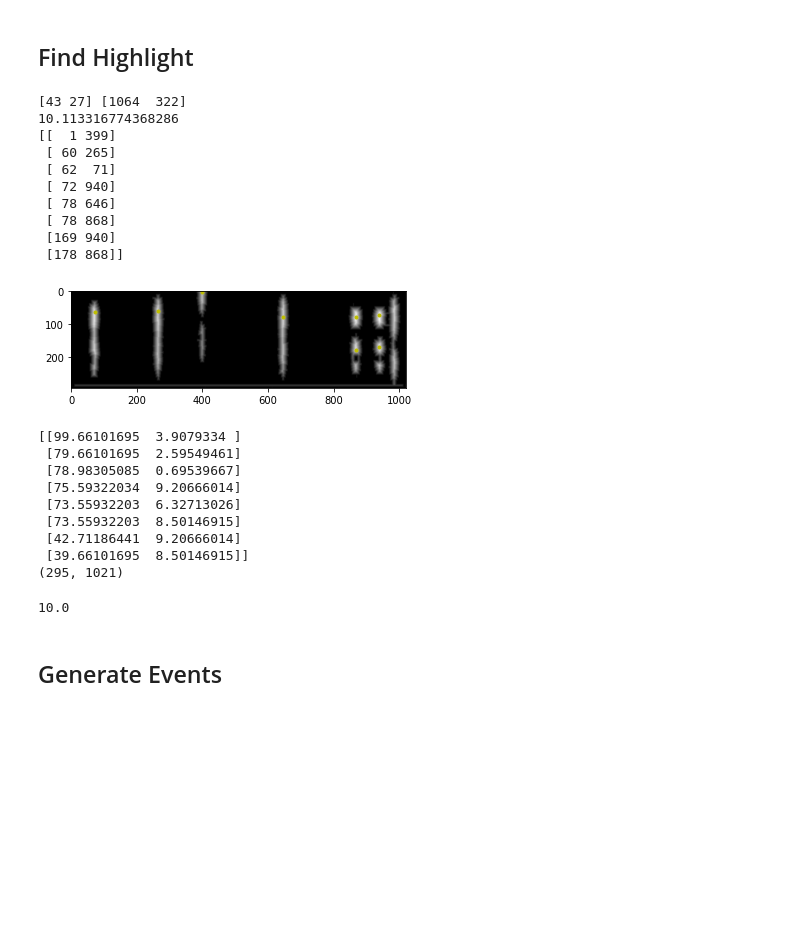
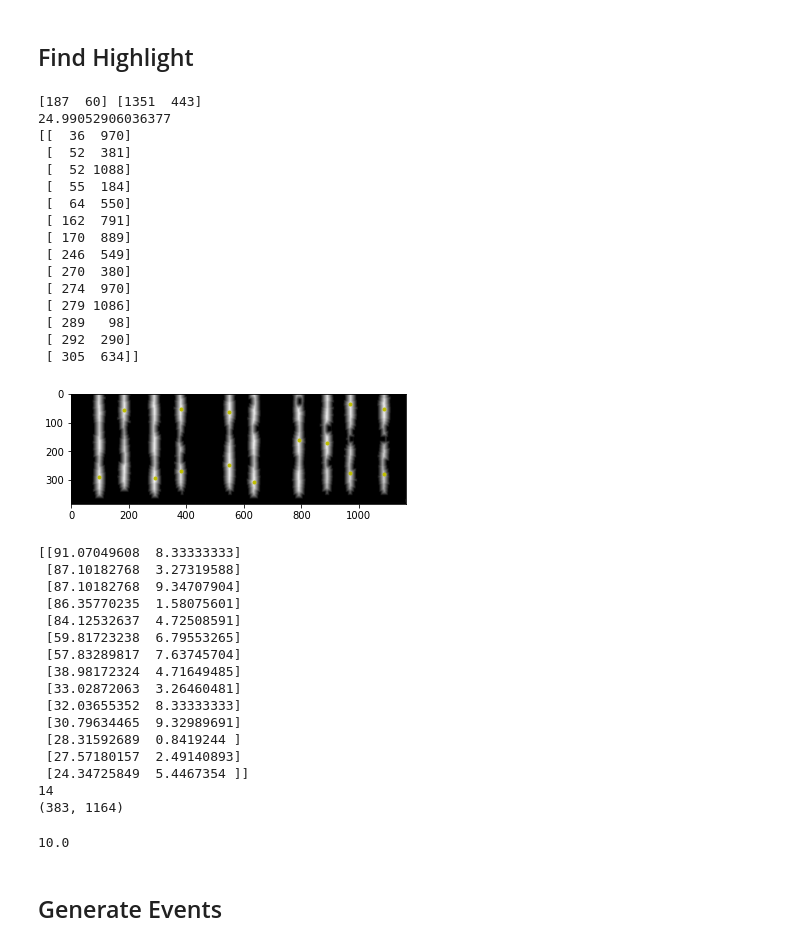
Before and after one commit to lhrkkk/LFP, a Jupyter notebook: all.ipynb, the cells around one changed output. Cells and saved outputs as stored; diff of their text form; code cells hidden in the pictures; blank space fills up the shorter version.

```diff
--- a/all.ipynb
+++ b/all.ipynb
@@ -593,6 +692,11 @@ def getBigestTriangle(img):
         return bigest_loc
     else:
         return None
+def downsample(image, scalex,scaley):
+    w = int(image.shape[1] / scalex)
+    h = int(image.shape[0] / scaley)
+    image = cv2.pyrDown(image, dstsize=(w,h))
+    return image
 
 # 寻找高光点主函数
 def find_highlight(filepath):
@@ -603,6 +707,7 @@ def find_highlight(filepath):
     import matplotlib.pyplot as plt
 
     img = cv2.imread(filepath)
+    # img = downsample(img,2,2)
     imgContour = img.copy()
     imgGray = cv2.cvtColor(imgContour,cv2.COLOR_RGB2GRAY)  #转灰度图
     imgBlur = cv2.GaussianBlur(imgGray,(5,5),1)  #高斯模糊
@@ -625,7 +730,7 @@ def find_highlight(filepath):
     img[:] = ndimg.distance_transform_edt(img)
     plt.imshow(img, cmap='gray')
     start = time()
-    pts = find_maximum(img, 15, True)  ######### 这个参数可调识别阈值
+    pts = find_maximum(img, 9, True)  ######### 这个参数可调识别阈值
     print(time() - start)
     print(pts)
     plt.imshow(img, cmap='gray')
@@ -637,41 +742,55 @@ def find_highlight(filepath):
 # %%
 # %%script false --no-raise-error
 # if FIND_HIGHLIGHT==True:
 if 1:
   # find_highlight('output.png')
     img,pts =  find_highlight('output.png')
-    orignal_loc = []
-    orignal_scale = [100, n_times / sfreq]
+    original_loc = []
+    orignal_scale = [fmax-fmin, n_times / sfreq]
     for pt in pts:
-        orignal_loc.append(pt/img.shape*orignal_scale)
-    orignal_loc = np.array(orignal_loc)
-    orignal_loc[:,0] = 100 - orignal_loc[:,0]  #因为处理完后的纵坐标是倒着的
-print(orignal_loc)
+        original_loc.append(pt/img.shape*orignal_scale)
+    original_loc = np.array(original_loc)
+    original_loc[:,0] = fmax - original_loc[:,0]  #因为处理完后的纵坐标是倒着的
+print(original_loc)
+print(len(original_loc))
 # print(pts)
 
 print(img.shape)
 n_times / sfreq
 # %% [output]
-[43 27] [1064  322]
-10.113316774368286
-[[  1 399]
- [ 60 265]
- [ 62  71]
- [ 72 940]
- [ 78 646]
- [ 78 868]
- [169 940]
- [178 868]]
+[187  60] [1351  443]
+24.99052906036377
+[[  36  970]
+ [  52  381]
+ [  52 1088]
+ [  55  184]
+ [  64  550]
+ [ 162  791]
+ [ 170  889]
+ [ 246  549]
+ [ 270  380]
+ [ 274  970]
+ [ 279 1086]
+ [ 289   98]
+ [ 292  290]
+ [ 305  634]]
-[figure, old version]
+[figure, new version]
-[[99.66101695  3.9079334 ]
- [79.66101695  2.59549461]
- [78.98305085  0.69539667]
- [75.59322034  9.20666014]
- [73.55932203  6.32713026]
- [73.55932203  8.50146915]
- [42.71186441  9.20666014]
- [39.66101695  8.50146915]]
-(295, 1021)
+[[91.07049608  8.33333333]
+ [87.10182768  3.27319588]
+ [87.10182768  9.34707904]
+ [86.35770235  1.58075601]
+ [84.12532637  4.72508591]
+ [59.81723238  6.79553265]
+ [57.83289817  7.63745704]
+ [38.98172324  4.71649485]
+ [33.02872063  3.26460481]
+ [32.03655352  8.33333333]
+ [30.79634465  9.32989691]
+ [28.31592689  0.8419244 ]
+ [27.57180157  2.49140893]
+ [24.34725849  5.4467354 ]]
+14
+(383, 1164)
 10.0
 # %% [markdown]
 ## Generate Events
```
Also changed, not shown: parts of 22 cells of this notebook.
